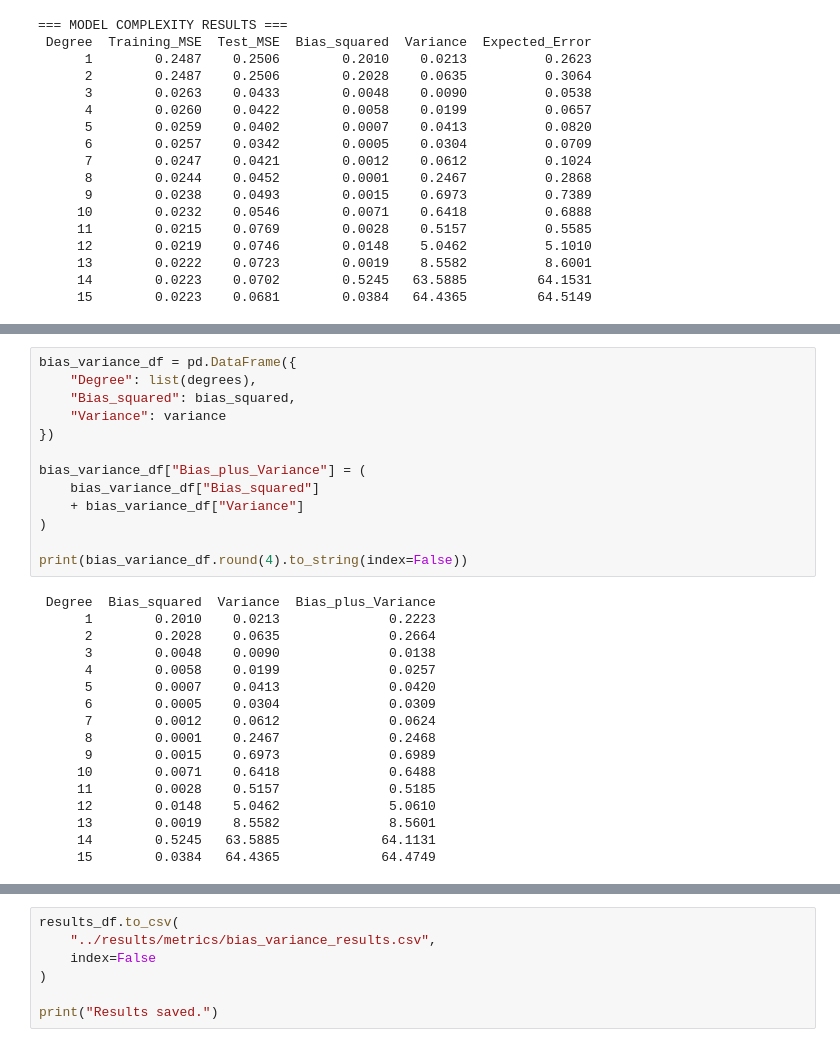
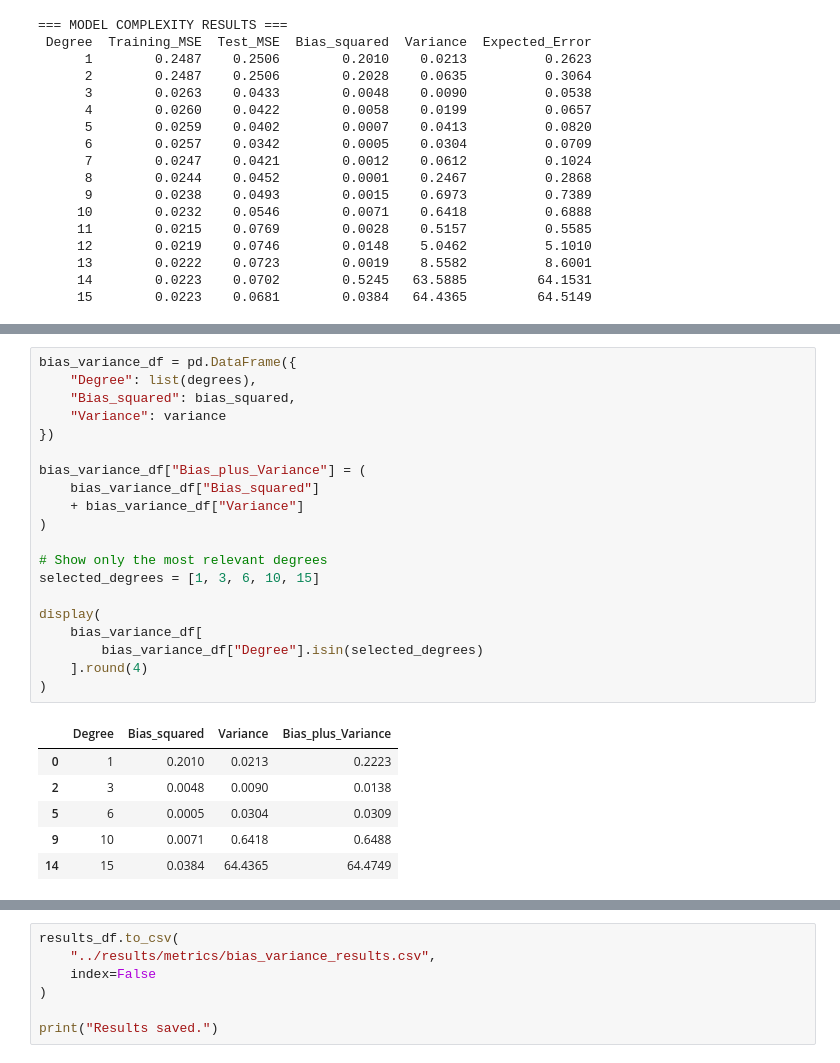
Before and after one commit to pateldhruvil5467-ctrl/bias-variance-tradeoff, a Jupyter notebook: notebooks/bias_variance_analysis.ipynb, the cells around one changed output, grey strips where cells are left out. Saved outputs shown, nothing was run; the diff lists cells and outputs as text.

```diff
--- a/notebooks/bias_variance_analysis.ipynb
+++ b/notebooks/bias_variance_analysis.ipynb
@@ -596,33 +583,30 @@ Lowest test MSE: 0.0342
 # %%
 bias_variance_df = pd.DataFrame({
     "Degree": list(degrees),
     "Bias_squared": bias_squared,
     "Variance": variance
 })
 
 bias_variance_df["Bias_plus_Variance"] = (
     bias_variance_df["Bias_squared"]
     + bias_variance_df["Variance"]
 )
 
-print(bias_variance_df.round(4).to_string(index=False))
+# Show only the most relevant degrees
+selected_degrees = [1, 3, 6, 10, 15]
+
+display(
+    bias_variance_df[
+        bias_variance_df["Degree"].isin(selected_degrees)
+    ].round(4)
+)
 # %% [output]
- Degree  Bias_squared  Variance  Bias_plus_Variance
-      1        0.2010    0.0213              0.2223
-      2        0.2028    0.0635              0.2664
-      3        0.0048    0.0090              0.0138
-      4        0.0058    0.0199              0.0257
-      5        0.0007    0.0413              0.0420
-      6        0.0005    0.0304              0.0309
-      7        0.0012    0.0612              0.0624
-      8        0.0001    0.2467              0.2468
-      9        0.0015    0.6973              0.6989
-     10        0.0071    0.6418              0.6488
-     11        0.0028    0.5157              0.5185
-     12        0.0148    5.0462              5.0610
-     13        0.0019    8.5582              8.5601
-     14        0.5245   63.5885             64.1131
-     15        0.0384   64.4365             64.4749
+|  | Degree | Bias_squared | Variance | Bias_plus_Variance |
+| 0 | 1 | 0.2010 | 0.0213 | 0.2223 |
+| 2 | 3 | 0.0048 | 0.0090 | 0.0138 |
+| 5 | 6 | 0.0005 | 0.0304 | 0.0309 |
+| 9 | 10 | 0.0071 | 0.6418 | 0.6488 |
+| 14 | 15 | 0.0384 | 64.4365 | 64.4749 |
 # %%
 best_bias_variance_index = np.argmin(
     bias_variance_df["Bias_plus_Variance"]
```
Also changed, not shown: parts of 12 cells of this notebook.
